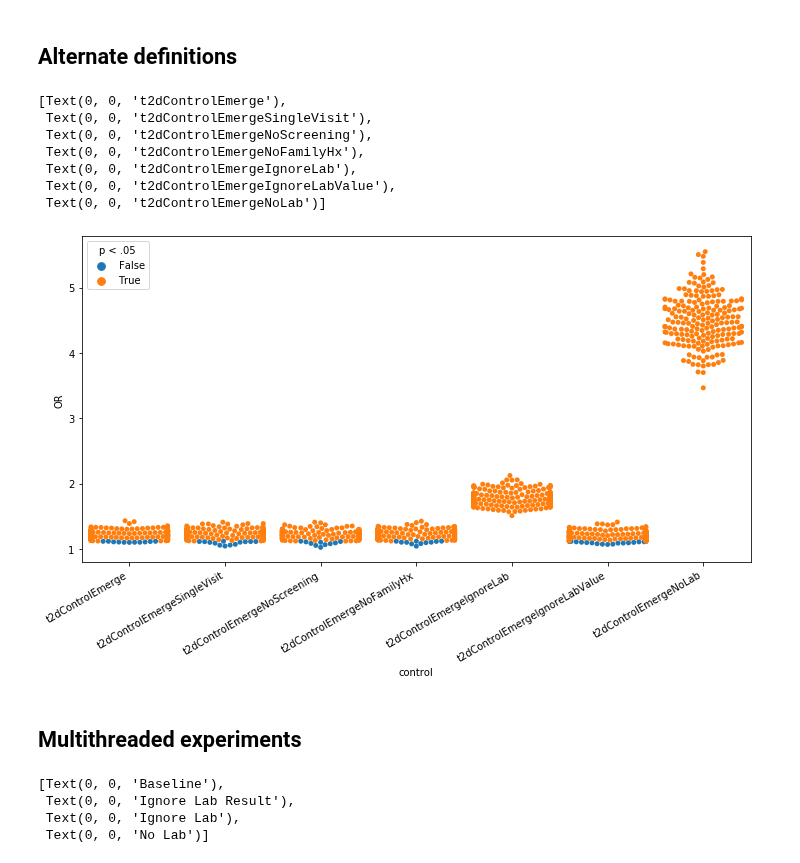
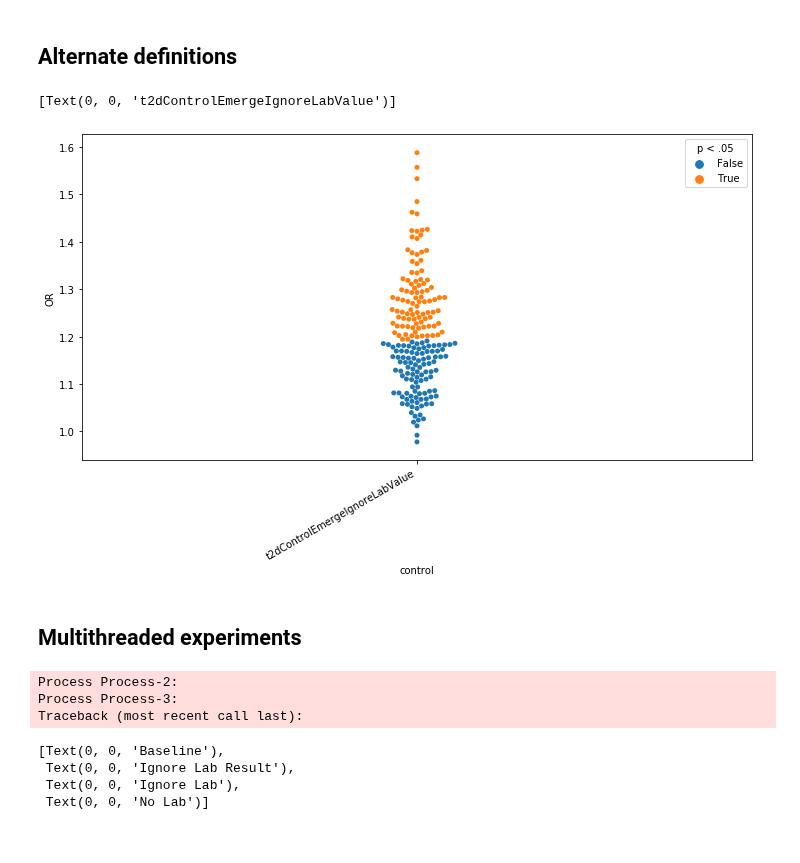
Before and after one commit to brettbj/association-robustness, a Jupyter notebook: Exploration.ipynb, the cells around one changed output. Cells and saved outputs as stored; diff of their text form; code cells hidden in the pictures.

Commit message:
Fix ignore lab value definition and add unmatched control query

```diff
--- a/Exploration.ipynb
+++ b/Exploration.ipynb
@@ -594,7 +591,7 @@ def count_overlap(t1, t2, key_col, cxn):
             % (t1, t2, key_col, key_col))
     return cxn.execute(query).fetchone()[0]
 
-def matched_control_query(case_table, control_pop_table, demo_table='gmw3.dbo.Member'):
+def matched_control_query(case_table, control_pop_table, demo_table='gmw3.dbo.Member', subsample=None):
     query = ("drop table if exists #control;"
             " with cteCaseType as"
             " (select t1.MemberNum, Gender, BirthYearMinus1900, row_number() over (partition by Gender, BirthYearMinus1900 order by newid()) as CaseRN"
@@ -609,7 +606,14 @@ def matched_control_query(case_table, control_pop_table, demo_table='gmw3.dbo.Me
             )
     return query
 
-def contingency_table(case_table, control_table, exposed_table, nonexposed_table, studypop_table=None, subsample=None, cxn=hy_cxn):
+def unmatched_control_query(case_table, control_pop_table, subsample=None):
+    query = (f"drop table if exists #control;"
+            f" select {('top %d' % subsample) if subsample else ''} t1.MemberNum into #control"
+            f"from {control_table} as t1 inner join {studypop_table} as t2 on t1.MemberNum=t2.MemberNum"
+            )
+    return query
+
+def contingency_table(case_table, control_table, exposed_table, nonexposed_table, control_query=matched_control_query, studypop_table=None, subsample=None, cxn=hy_cxn):
     if not studypop_table:
         cxn.execute('drop table if exists #studyPop; select MemberNum into #studyPop from ((select MemberNum from %s union select MemberNum from %s) intersect (select MemberNum from %s union select MemberNum from %s)) as t'
                    % (case_table, control_table, exposed_table, nonexposed_table))
@@ -653,11 +657,12 @@ ctable(t).oddsratio_confint()
 ## Alternate definitions
 # %%
 case_groups = ['t2dCaseEmerge']
-control_groups = ['t2dControlEmerge', 't2dControlEmergeIgnoreLab', 't2dControlEmergeSingleVisit', 't2dControlEmergeNoScreening', 't2dControlEmergeNoFamilyHx']
+control_groups = ['t2dControlEmergeIgnoreLabValue']
+# control_groups = ['t2dControlEmerge', 't2dControlEmergeIgnoreLab', 't2dControlEmergeSingleVisit', 't2dControlEmergeNoScreening', 't2dControlEmergeNoFamilyHx']
 exposure_groups = ['depressionCase']
 nonexposure_groups = ['depressionControl']
 
-samp_size = 5000
+samp_size = 2000
 n_samps = 200
 results = pd.DataFrame(columns=['control', 'samp_size', 'OR', 'p_value', 'ci95_lower', 'ci95_upper'],
                        index=np.arange(0, len(case_groups) * len(control_groups) * len(exposure_groups) * len(nonexposure_groups) * n_samps))
@@ -670,23 +675,17 @@ for i, comb in tqdm(enumerate(itertools.product(*[case_groups, control_groups, e
 
         results.iloc[i*n_samps + j] = [comb[1], samp_size, fe_test[0], fe_test[1], or_ci[0], or_ci[1]]
 
-results.to_csv('results/control_definitions_bootstrap.csv')
+results.to_csv('results/ignoreLabValueFixed_definitions_bootstrap.csv')
 # %%
-results = pd.read_csv('results/control_definitions_bootstrap.csv')
+# results = pd.read_csv('results/control_definitions_bootstrap.csv')
 results['p < .05'] = results.p_value < .05
 
 plt.figure(figsize=(12, 6))
-ax = sns.swarmplot(data=results[results.samp_size==5000], x='control', y='OR', hue='p < .05')
+ax = sns.swarmplot(data=results[results.samp_size==2000], x='control', y='OR', hue='p < .05')
 ax.set_xticklabels(ax.get_xticklabels(), rotation=30, ha='right')
 # %% [output]
-[Text(0, 0, 't2dControlEmerge'),
- Text(0, 0, 't2dControlEmergeSingleVisit'),
- Text(0, 0, 't2dControlEmergeNoScreening'),
- Text(0, 0, 't2dControlEmergeNoFamilyHx'),
- Text(0, 0, 't2dControlEmergeIgnoreLab'),
- Text(0, 0, 't2dControlEmergeIgnoreLabValue'),
- Text(0, 0, 't2dControlEmergeNoLab')]
+[Text(0, 0, 't2dControlEmergeIgnoreLabValue')]
-[figure, old version]
+[figure, new version]
 # %% [markdown]
 ## Multithreaded experiments
 # %%
@@ -700,15 +701,16 @@ def single_test(groups, samp_size, i):
     return (groups[1], samp_size, fe_test[0], fe_test[1], or_ci[0], or_ci[1])
 # %%
 case_groups = ['t2dCaseEmerge']
-control_groups = ['t2dControlEmerge', 't2dControlEmergeIgnoreLab', 't2dControlEmergeSingleVisit', 't2dControlEmergeNoScreening', 't2dControlEmergeNoFamilyHx']
+# control_groups = ['t2dControlEmerge', 't2dControlEmergeIgnoreLab', 't2dControlEmergeSingleVisit', 't2dControlEmergeNoScreening', 't2dControlEmergeNoFamilyHx']
+control_groups = ['t2dControlEmergeIgnoreLabValue']
 exposure_groups = ['depressionCase']
 nonexposure_groups = ['depressionControl']
 
 group_combs = itertools.product(case_groups, control_groups, exposure_groups, nonexposure_groups)
-samp_sizes = [1000, 2000, 5000, 10000]
+samp_sizes = [2000, 10000]
 n_samps = 200
 
-num_workers = 24
+num_workers = 4
 
 def process(inQ, outQ):
     for args in iter(inQ.get, None):
@@ -732,7 +734,11 @@ while not toReturn.empty():
     result.append(smallResult)
 
 df = pd.DataFrame(columns=['control', 'samp_size', 'OR', 'p_value', 'ci95_lower', 'ci95_upper'], data=result)
-df.to_csv('results/control_definitions_bootstrap.csv')
+df.to_csv('results/matched_ignoreLabValueFixed_definitions_bootstrap.csv')
+# %% [output]
+Process Process-2:
+Process Process-3:
+Traceback (most recent call last):
 # %%
 results = pd.read_csv('results/lab_controls_bootstrap.csv')
 results['p < .05'] = results.p_value < .05
```
Also changed, not shown: parts of 7 cells of this notebook.
